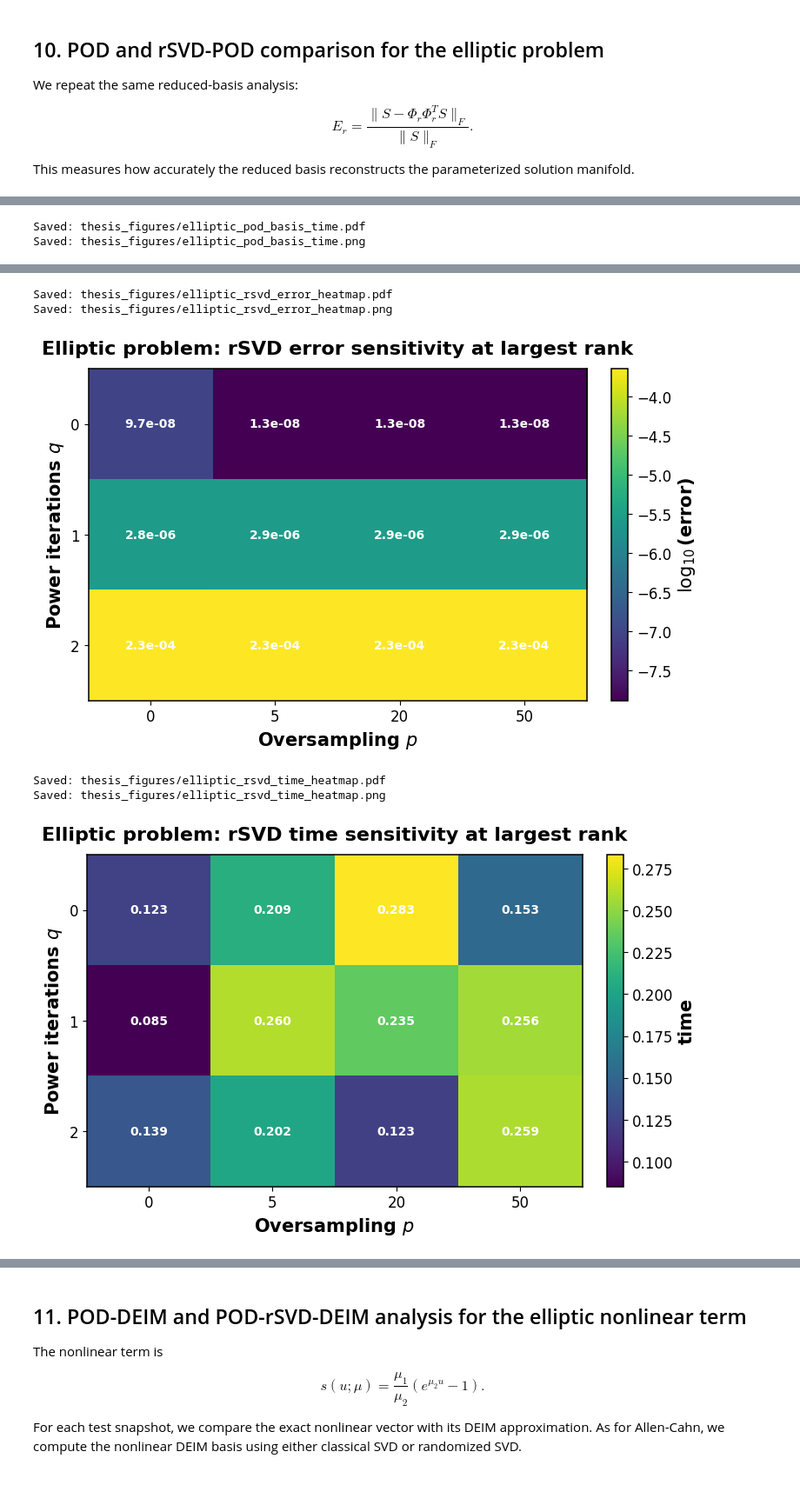
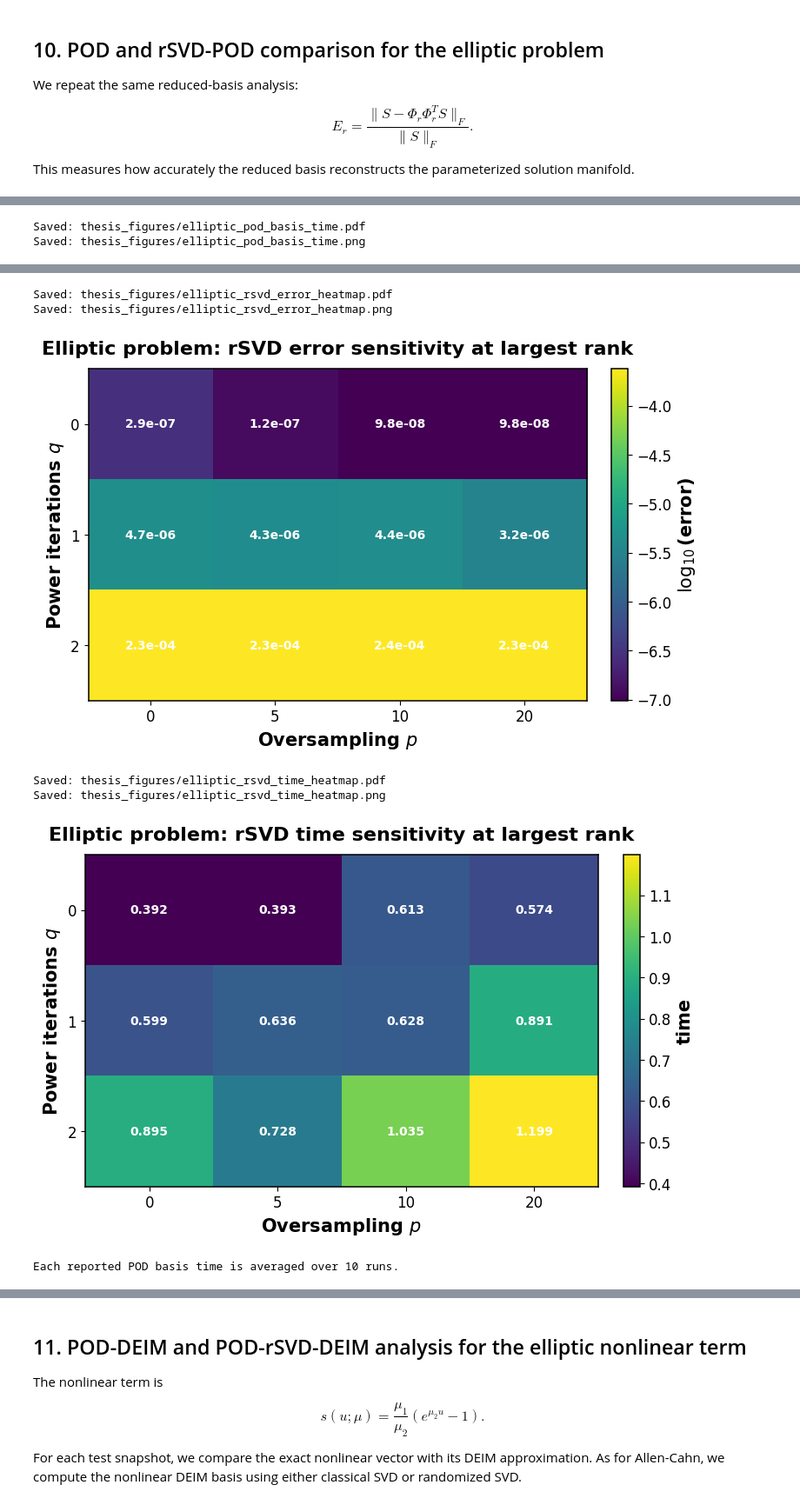
Before and after one commit to mich1803/rsvd-model-reduction, a Jupyter notebook: pde_model_reconstruction_pod_rsvd_deim_colab.ipynb, the cells around one changed output, grey strips where cells are left out. Shown at 87% size. Saved outputs shown, nothing was run; the diff lists cells and outputs as text; code cells hidden in the pictures.

```diff
--- a/pde_model_reconstruction_pod_rsvd_deim_colab.ipynb
+++ b/pde_model_reconstruction_pod_rsvd_deim_colab.ipynb
@@ -62,6 +62,14 @@ except Exception:
 
 np.random.seed(42)
 
+# SVD backend choices.
+# "svds" computes only the requested factors; "svd" computes the dense SVD.
+SVD_MODE = "svds"
+RSVD_INNER_SVD_MODE = "svd"
+
+# Repeat each timed basis construction and report average execution time.
+N_EXPERIMENT_REPEATS = 10
+
 # Thesis-quality plotting defaults.
 plt.rcParams.update({
     "font.size": 13,
@@ -1344,7 +1448,7 @@ m_deim_values = [2, 4, 6, 8, 10, 15, 20]
 
 # Use the same rSVD grid for the DEIM nonlinear basis.
 # This tests whether the DEIM basis itself can be built accurately with rSVD.
-rsvd_deim_oversampling_values = [0, 5, 20, 50]
+rsvd_deim_oversampling_values = [0, 5, 10, 20]
 rsvd_deim_power_iteration_values = [0, 1, 2]
 
 split = int(0.7 * S_ac.shape[1])
@@ -1361,6 +1465,8 @@ ac_deim_svd_results = deim_analysis(
     m_values=m_deim_values,
     basis_method="svd",
     n_repeats=5,
+    n_basis_repeats=N_EXPERIMENT_REPEATS,
+    svd_mode=SVD_MODE,
 )
 
 # POD-rSVD-DEIM: nonlinear basis from randomized SVD, for several p and q values
@@ -1378,6 +1484,8 @@ for q in rsvd_deim_power_iteration_values:
                 n_iter=q,
                 random_state=42,
                 n_repeats=5,
+                n_basis_repeats=N_EXPERIMENT_REPEATS,
+                rsvd_inner_svd_mode=RSVD_INNER_SVD_MODE,
             )
         )
 
@@ -1537,8 +1645,8 @@ $$
 For each parameter pair, the nonlinear PDE is solved using Newton's method.
 The resulting solution vectors form the snapshot matrix.
 # %%
-mu1_values = np.linspace(0.01, 10.0, 5)
-mu2_values = np.linspace(0.01, 10.0, 5)
+mu1_values = np.linspace(0.01, 10.0, 16)
+mu2_values = np.linspace(0.01, 10.0, 16)
 
 ell_snapshots = []
 ell_nonlinear_snapshots = []
@@ -1605,7 +1719,7 @@ $$
 This measures how accurately the reduced basis reconstructs the parameterized solution manifold.
 # %%
 r_values_ell = [2, 4, 6, 8, 10, 15, 20]
-oversampling_values_ell = [0, 5, 20, 50]
+oversampling_values_ell = [0, 5, 10, 20]
 power_iteration_values_ell = [0, 1, 2]
 
 ell_results = []
@@ -1614,16 +1728,23 @@ for r in r_values_ell:
     r_eff = min(r, min(S_ell.shape) - 1)
 
     # Deterministic POD-SVD baseline
-    Phi, s, build_time = pod_basis_svd(S_ell, r_eff)
+    Phi, s, build_time, info = pod_basis(
+        S_ell,
+        r_eff,
+        method="svd",
+        svd_mode=SVD_MODE,
+        n_repeats=N_EXPERIMENT_REPEATS,
+    )
     err = projection_reconstruction_error(S_ell, Phi)
     ell_results.append({
         "method": "POD-SVD",
-        "r": r_eff,
+        "r": info["r_eff"],
         "p": None,
         "p_eff": None,
         "q": None,
         "error": err,
         "time": build_time,
+        "time_std": info["time_std"],
     })
 
     # Randomized POD bases for all combinations of p and q
@@ -1636,6 +1757,8 @@ for r in r_values_ell:
                 oversampling=p,
                 n_iter=q,
                 random_state=42,
+                rsvd_inner_svd_mode=RSVD_INNER_SVD_MODE,
+                n_repeats=N_EXPERIMENT_REPEATS,
             )
             err_r = projection_reconstruction_error(S_ell, Phi_r)
             ell_results.append({
@@ -1646,13 +1769,8 @@ for r in r_values_ell:
                 "q": q,
                 "error": err_r,
                 "time": build_time_r,
+                "time_std": info["time_std"],
             })
-
-
-plot_pod_errors(ell_results, "Nonlinear elliptic problem: POD projection error", filename="elliptic_pod_projection_error")
-plot_pod_times(ell_results, "Nonlinear elliptic problem: POD basis construction time", filename="elliptic_pod_basis_time")
-plot_rsvd_heatmap_at_rank(ell_results, rank=max(r_values_ell), quantity="error", title="Elliptic problem: rSVD error sensitivity at largest rank", filename="elliptic_rsvd_error_heatmap")
-plot_rsvd_heatmap_at_rank(ell_results, rank=max(r_values_ell), quantity="time", title="Elliptic problem: rSVD time sensitivity at largest rank", filename="elliptic_rsvd_time_heatmap")
 # %% [output]
 Saved: thesis_figures/elliptic_pod_projection_error.pdf
 Saved: thesis_figures/elliptic_pod_projection_error.png
@@ -1663,6 +1781,7 @@ Saved: thesis_figures/elliptic_pod_basis_time.png
 Saved: thesis_figures/elliptic_rsvd_error_heatmap.pdf
 Saved: thesis_figures/elliptic_rsvd_error_heatmap.png
-[figure, old version]
+[figure, new version]
 Saved: thesis_figures/elliptic_rsvd_time_heatmap.pdf
 Saved: thesis_figures/elliptic_rsvd_time_heatmap.png
-[figure, old version]
+[figure, new version]
+Each reported POD basis time is averaged over 10 runs.
```
Also changed, not shown: parts of 14 cells of this notebook, 4 other files.
